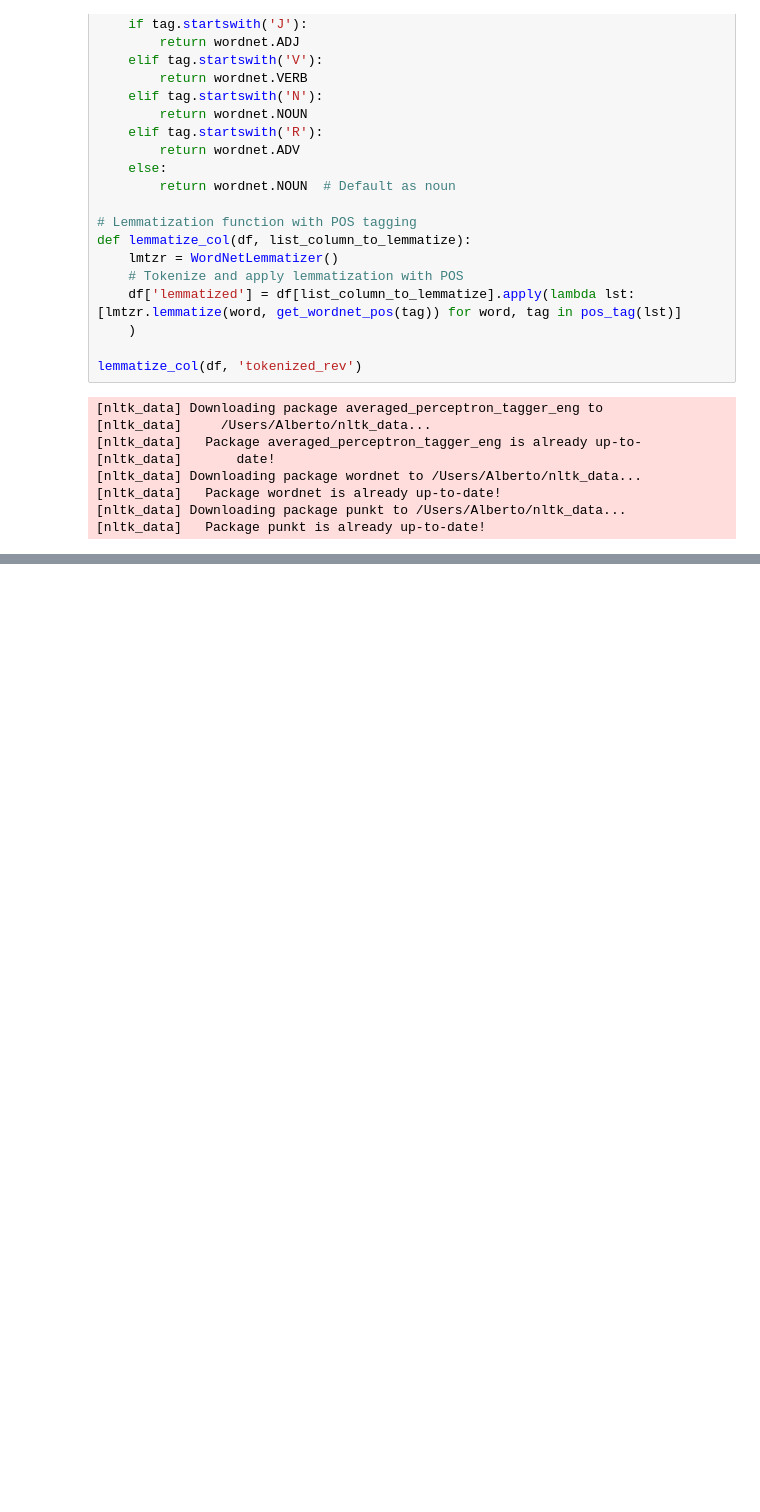
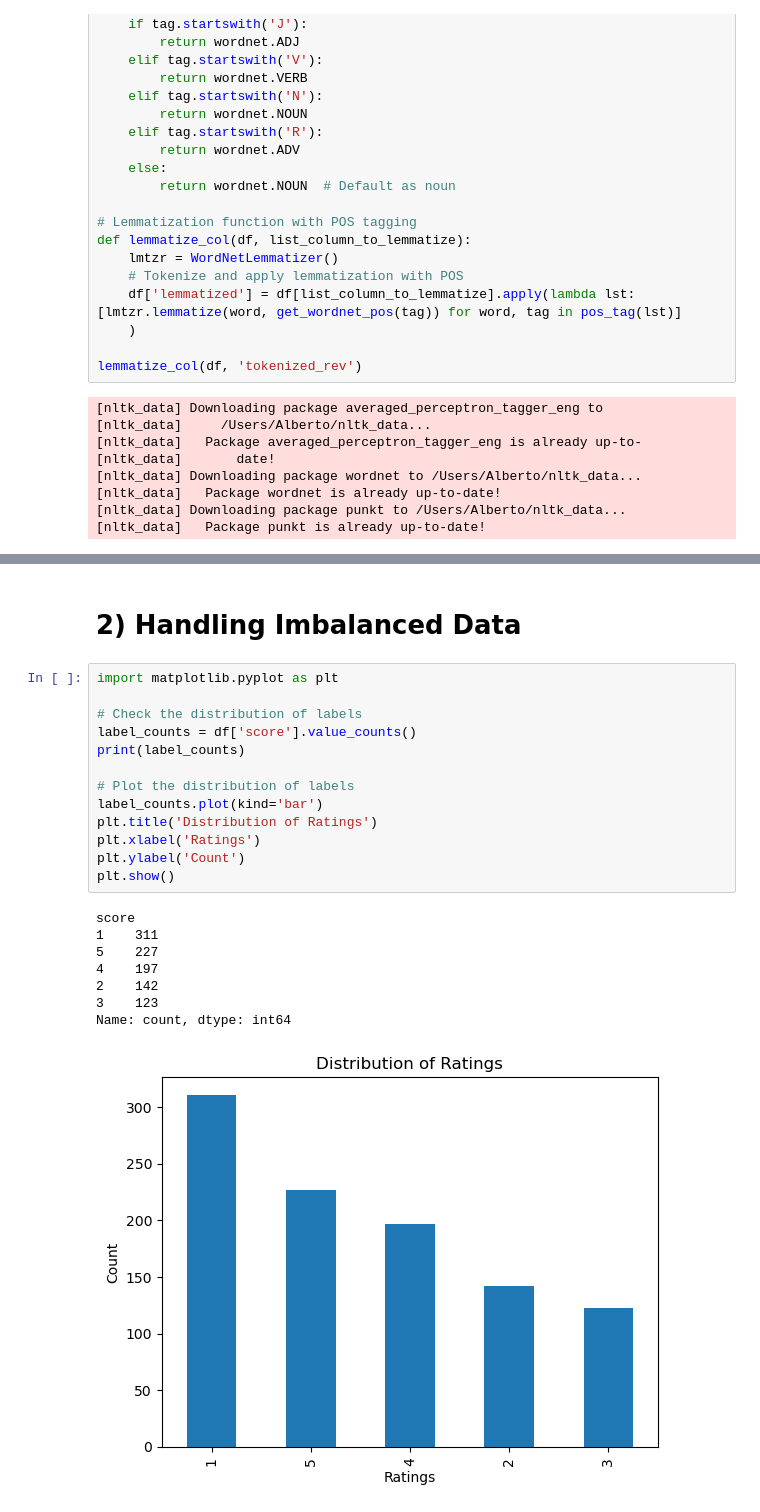
Before and after one commit to Alberto-Martinelli/nlp-supervised, a Jupyter notebook: main.ipynb, the cells around one changed output, grey strips where cells are left out. Drawn from its saved outputs; the diff is of its cells as text; blank space fills up the shorter version.

Commit message:
Handled Imbalanced Data

```diff
--- a/main.ipynb
+++ b/main.ipynb
@@ -142,0 +152,24 @@ lemmatize_col(df, 'tokenized_rev')
+# %% [markdown]
+# 2) Handling Imbalanced Data
+# %%
+import matplotlib.pyplot as plt
+
+# Check the distribution of labels
+label_counts = df['score'].value_counts()
+print(label_counts)
+
+# Plot the distribution of labels
+label_counts.plot(kind='bar')
+plt.title('Distribution of Ratings')
+plt.xlabel('Ratings')
+plt.ylabel('Count')
+plt.show()
+# %% [output]
+score
+1    311
+5    227
+4    197
+2    142
+3    123
+Name: count, dtype: int64
+[figure, added]
```
Also changed, not shown: parts of 1 cell of this notebook.
